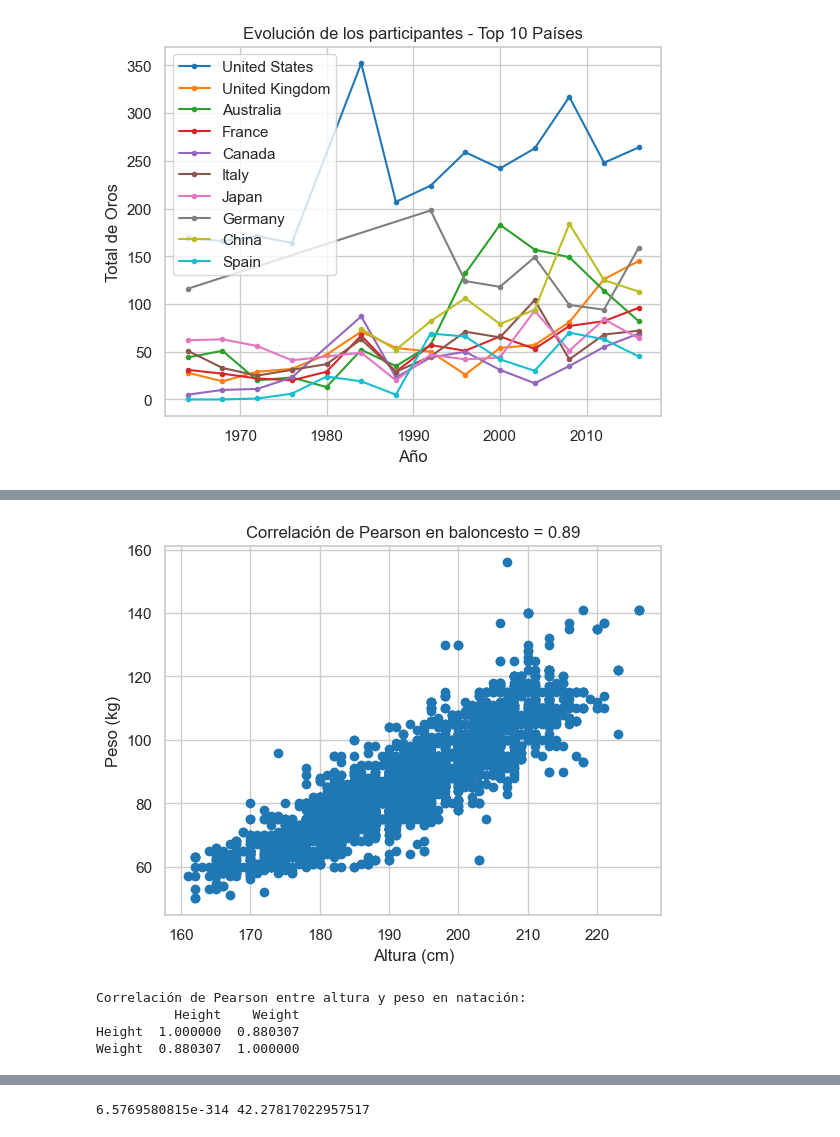
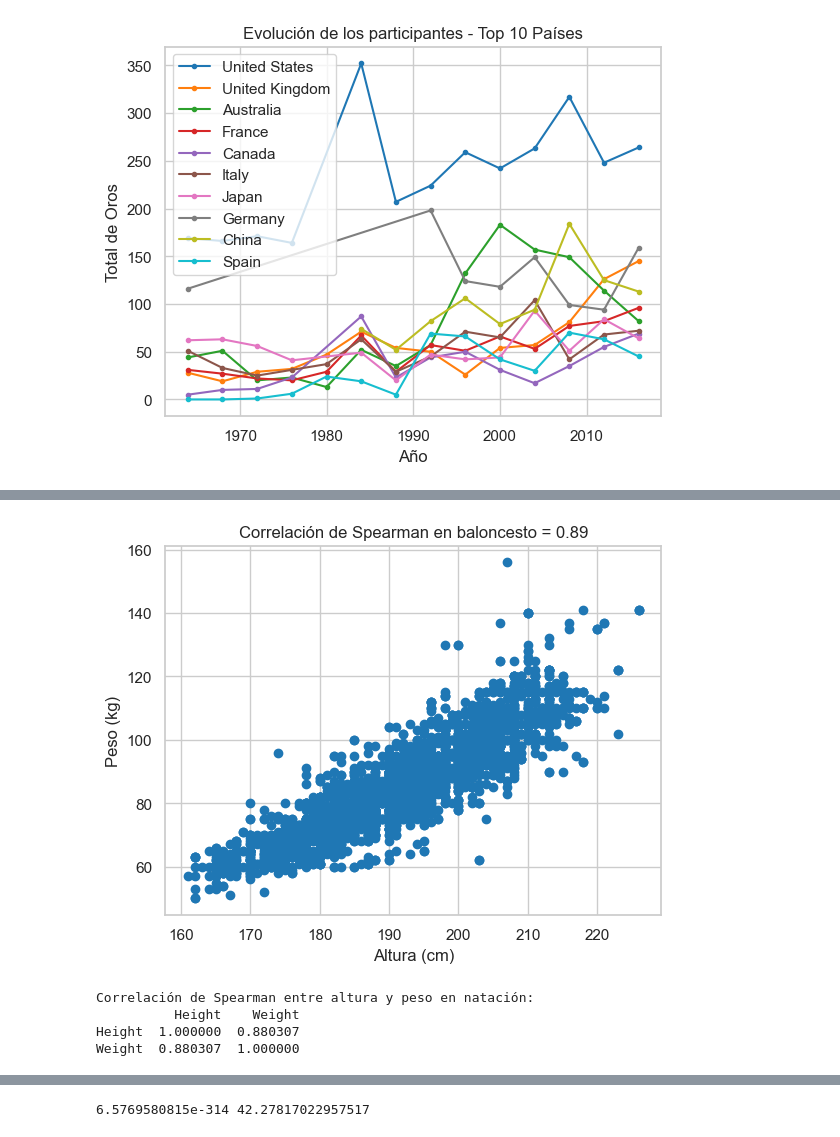
Before and after one commit to Digavi/master-analitica-datos-dimas-garcia, a Jupyter notebook: graficas_proyecto.ipynb, the cells around one changed output, grey strips where cells are left out. Cells and saved outputs as stored; diff of their text form; code cells hidden in the pictures.

```diff
--- a/graficas_proyecto.ipynb
+++ b/graficas_proyecto.ipynb
@@ -268,22 +268,22 @@ Weight  0.889732  1.000000
 # %%
 #Lo dibujo
 plt.scatter(atletas_baloncesto_df['Height'],atletas_baloncesto_df['Weight'])
 plt.xlabel('Altura (cm)')
 plt.ylabel('Peso (kg)')
-plt.title(f'Correlación de Pearson en baloncesto = {round(atletas_baloncesto_df['Height'].corr(atletas_baloncesto_df['Weight'],method='spearman'),2)}')
+plt.title(f'Correlación de Spearman en baloncesto = {round(atletas_baloncesto_df['Height'].corr(atletas_baloncesto_df['Weight'],method='spearman'),2)}')
 plt.show()
 # %% [output]
-[figure, old version]
+[figure, new version]
 # %%
 atletas_natacion_df = gold_atletas_df[gold_atletas_df['Sport'] == 'Swimming']
 #Hago lo mismo con los de natación
 # %%
 correlacion_altura_peso_natacion = atletas_natacion_df[['Height','Weight']].corr(method = 'spearman')
-print("Correlación de Pearson entre altura y peso en natación: ")
+print("Correlación de Spearman entre altura y peso en natación: ")
 print(correlacion_altura_peso_natacion)
 #Veo que hay una buena correlacion también
 # %% [output]
-Correlación de Pearson entre altura y peso en natación:
+Correlación de Spearman entre altura y peso en natación:
           Height    Weight
 Height  1.000000  0.880307
 Weight  0.880307  1.000000
```
Also changed, not shown: parts of 4 cells of this notebook.
